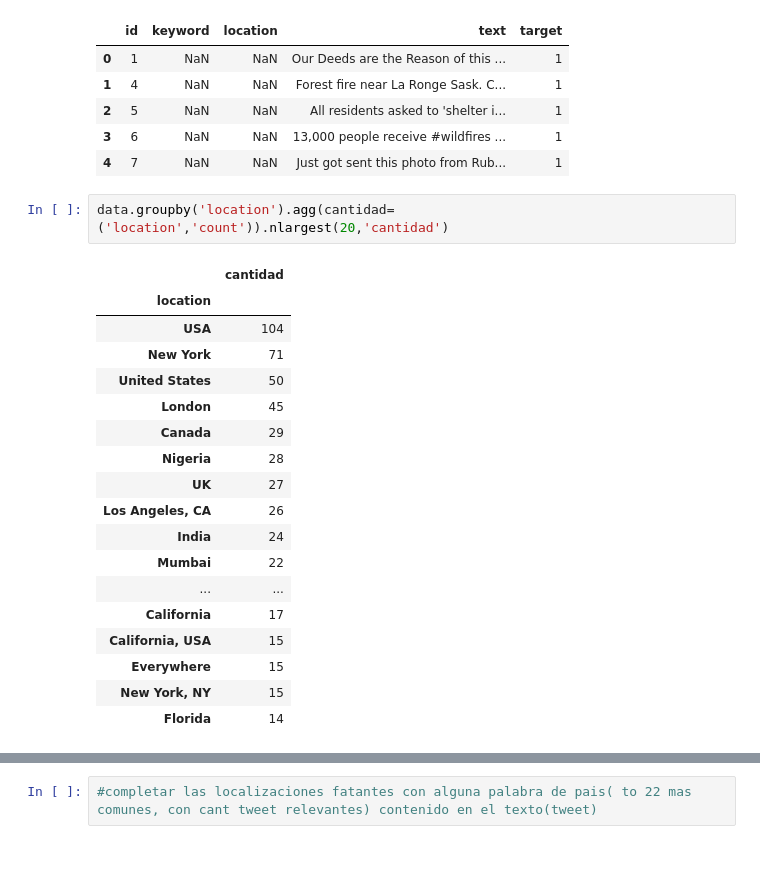
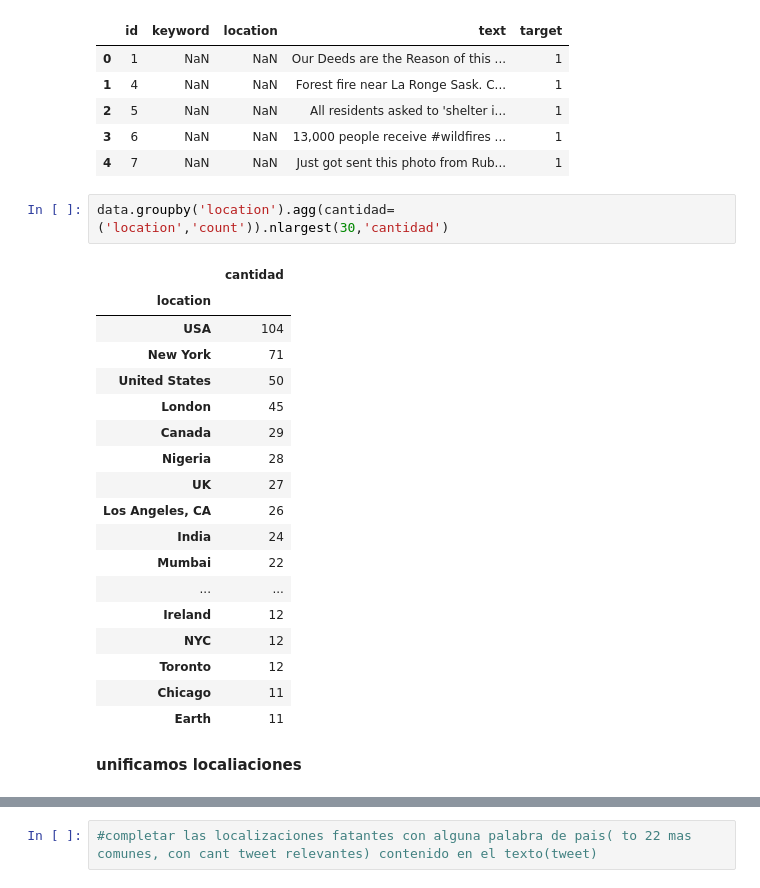
Before and after one commit to tomifarall/Orga-Datos-Tp2, a Jupyter notebook: yusmachinelearning.ipynb, the cells around one changed output, grey strips where cells are left out. Saved outputs shown, nothing was run; the diff lists cells and outputs as text; blank space fills up the shorter version.

Commit message:
avanzando con completar locationes vacias

```diff
--- a/yusmachinelearning.ipynb
+++ b/yusmachinelearning.ipynb
@@ -99,23 +86,25 @@ data.head()
 | 3 | 6 | NaN | NaN | 13,000 people receive #wildfires ... | 1 |
 | 4 | 7 | NaN | NaN | Just got sent this photo from Rub... | 1 |
 # %%
-data.groupby('location').agg(cantidad=('location','count')).nlargest(20,'cantidad')
+data.groupby('location').agg(cantidad=('location','count')).nlargest(30,'cantidad')
 # %% [output]
 |  | cantidad |
 | location |  |
 | USA | 104 |
 | New York | 71 |
 | United States | 50 |
 | London | 45 |
 | Canada | 29 |
 | Nigeria | 28 |
 | UK | 27 |
 | Los Angeles, CA | 26 |
 | India | 24 |
 | Mumbai | 22 |
 | ... | ... |
-| California | 17 |
-| California, USA | 15 |
-| Everywhere | 15 |
-| New York, NY | 15 |
-| Florida | 14 |
+| Ireland | 12 |
+| NYC | 12 |
+| Toronto | 12 |
+| Chicago | 11 |
+| Earth | 11 |
+# %% [markdown]
+**unificamos localiaciones**
```
Also changed, not shown: parts of 22 cells of this notebook.
